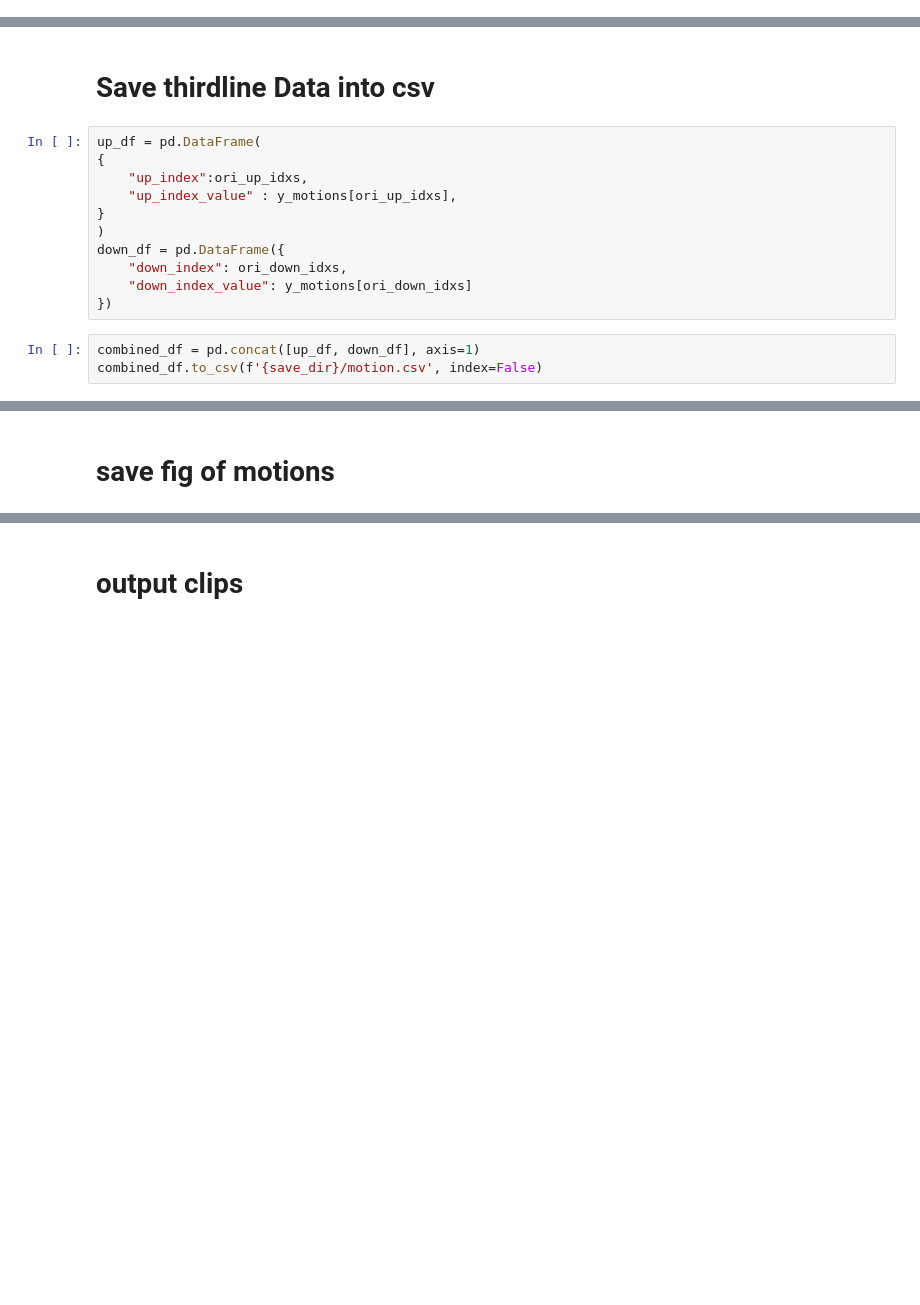
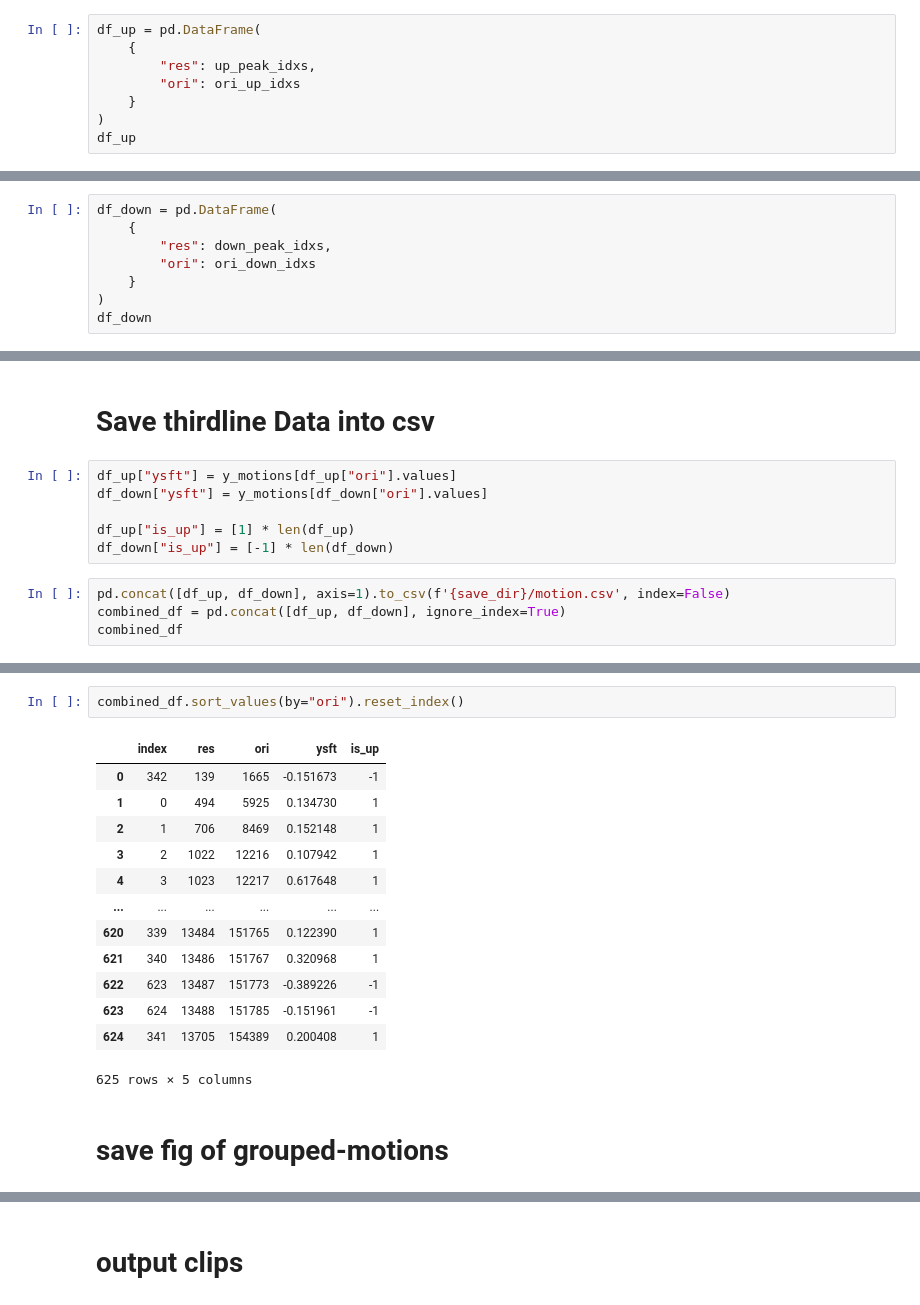
Before and after one commit to KangcPP/swim_bladder_detection, a Jupyter notebook: detection_new.ipynb, the cells around one changed output, grey strips where cells are left out. Saved outputs shown, nothing was run; the diff lists cells and outputs as text; blank space fills up the shorter version.

Commit message:
modified groups cropping

```diff
--- a/detection_new.ipynb
+++ b/detection_new.ipynb
@@ -472,3 +457,11 @@ for j in down_peak_idxs:
 len(y_motions)
 # %% [output]
 156000
+# %%
+df_up = pd.DataFrame(
+    {
+        "res": up_peak_idxs,
+        "ori": ori_up_idxs
+    }
+)
+df_up
@@ -474,0 +482,8 @@ len(y_motions)
+# %%
+df_down = pd.DataFrame(
+    {
+        "res": down_peak_idxs,
+        "ori": ori_down_idxs
+    }
+)
+df_down
@@ -637,16 +654,12 @@ plt.savefig(f"{save_dir}/behaviour_plot.png", transparent=None,
 # %% [markdown]
 # Save thirdline Data into csv
 # %%
-up_df = pd.DataFrame(
-{
-    "up_index":ori_up_idxs,
-    "up_index_value" : y_motions[ori_up_idxs],
-}
-)
-down_df = pd.DataFrame({
-    "down_index": ori_down_idxs,
-    "down_index_value": y_motions[ori_down_idxs]
-})
+df_up["ysft"] = y_motions[df_up["ori"].values]
+df_down["ysft"] = y_motions[df_down["ori"].values]
+
+df_up["is_up"] = [1] * len(df_up)
+df_down["is_up"] = [-1] * len(df_down)
 # %%
-combined_df = pd.concat([up_df, down_df], axis=1)
-combined_df.to_csv(f'{save_dir}/motion.csv', index=False)
+pd.concat([df_up, df_down], axis=1).to_csv(f'{save_dir}/motion.csv', index=False)
+combined_df = pd.concat([df_up, df_down], ignore_index=True)
+combined_df
@@ -653,2 +680,18 @@ combined_df.to_csv(f'{save_dir}/motion.csv', index=False)
+# %%
+combined_df.sort_values(by="ori").reset_index()
+# %% [output]
+|  | index | res | ori | ysft | is_up |
+| 0 | 342 | 139 | 1665 | -0.151673 | -1 |
+| 1 | 0 | 494 | 5925 | 0.134730 | 1 |
+| 2 | 1 | 706 | 8469 | 0.152148 | 1 |
+| 3 | 2 | 1022 | 12216 | 0.107942 | 1 |
+| 4 | 3 | 1023 | 12217 | 0.617648 | 1 |
+| ... | ... | ... | ... | ... | ... |
+| 620 | 339 | 13484 | 151765 | 0.122390 | 1 |
+| 621 | 340 | 13486 | 151767 | 0.320968 | 1 |
+| 622 | 623 | 13487 | 151773 | -0.389226 | -1 |
+| 623 | 624 | 13488 | 151785 | -0.151961 | -1 |
+| 624 | 341 | 13705 | 154389 | 0.200408 | 1 |
+625 rows × 5 columns
 # %% [markdown]
-# save fig of motions
+# save fig of grouped-motions
```
Also changed, not shown: parts of 30 cells of this notebook.
